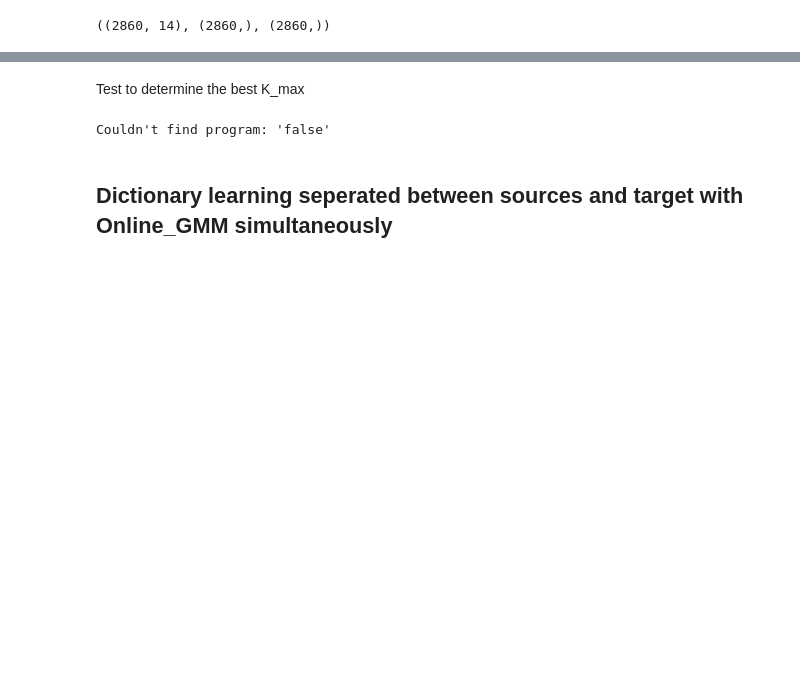
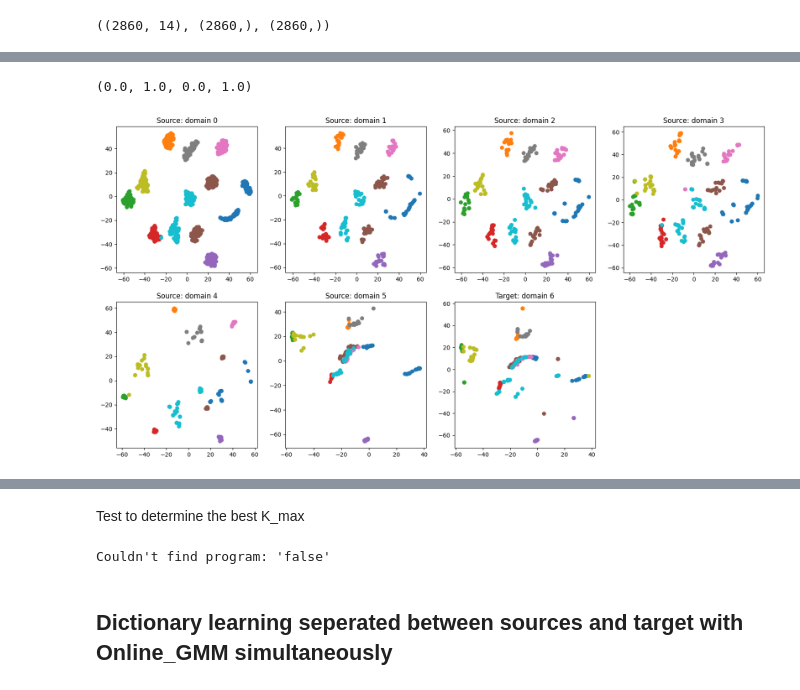
Before and after one commit to Stevan-LS/Online-DaDiL, a Jupyter notebook: PyDiL-main/PyDiL-main/CSTR - DaDiL Centralized.ipynb, the cells around one changed output, grey strips where cells are left out. Cells and saved outputs as stored; diff of their text form; code cells hidden in the pictures; blank space fills up the shorter version.

```diff
--- a/PyDiL-main/PyDiL-main/CSTR - DaDiL Centralized.ipynb
+++ b/PyDiL-main/PyDiL-main/CSTR - DaDiL Centralized.ipynb
@@ -98,0 +108,26 @@ Couldn't find program: 'false'
+# %%
+tsne = TSNE(n_components=2)
+proj = tsne.fit_transform(
+    torch.cat(Xs + [Xt], dim=0)
+)
+names = [f'domain {i}' for i in range(7)]
+target_name = names[-1]
+
+fig, axes = plt.subplots(2, 4, figsize=(20, 10))
+
+markers = ['o', '^', 'P', 'D']
+for k, ax in enumerate(axes.flatten()[:-1]):
+    ind = np.where(d == k)[0]
+    ax.scatter(proj[ind, 0],
+               proj[ind, 1],
+               c=torch.cat(ys + [yt], dim=0)[ind],
+               cmap='tab10')
+    if names[k] == target_name:
+        ax.set_title(f'Target: {names[k]}')
+    else:
+        ax.set_title(f'Source: {names[k]}')
+
+axes.flatten()[-1].axis('off')
+# %% [output]
+(0.0, 1.0, 0.0, 1.0)
+[figure, added]
```
Also changed, not shown: parts of 42 cells of this notebook, 2 other files.
